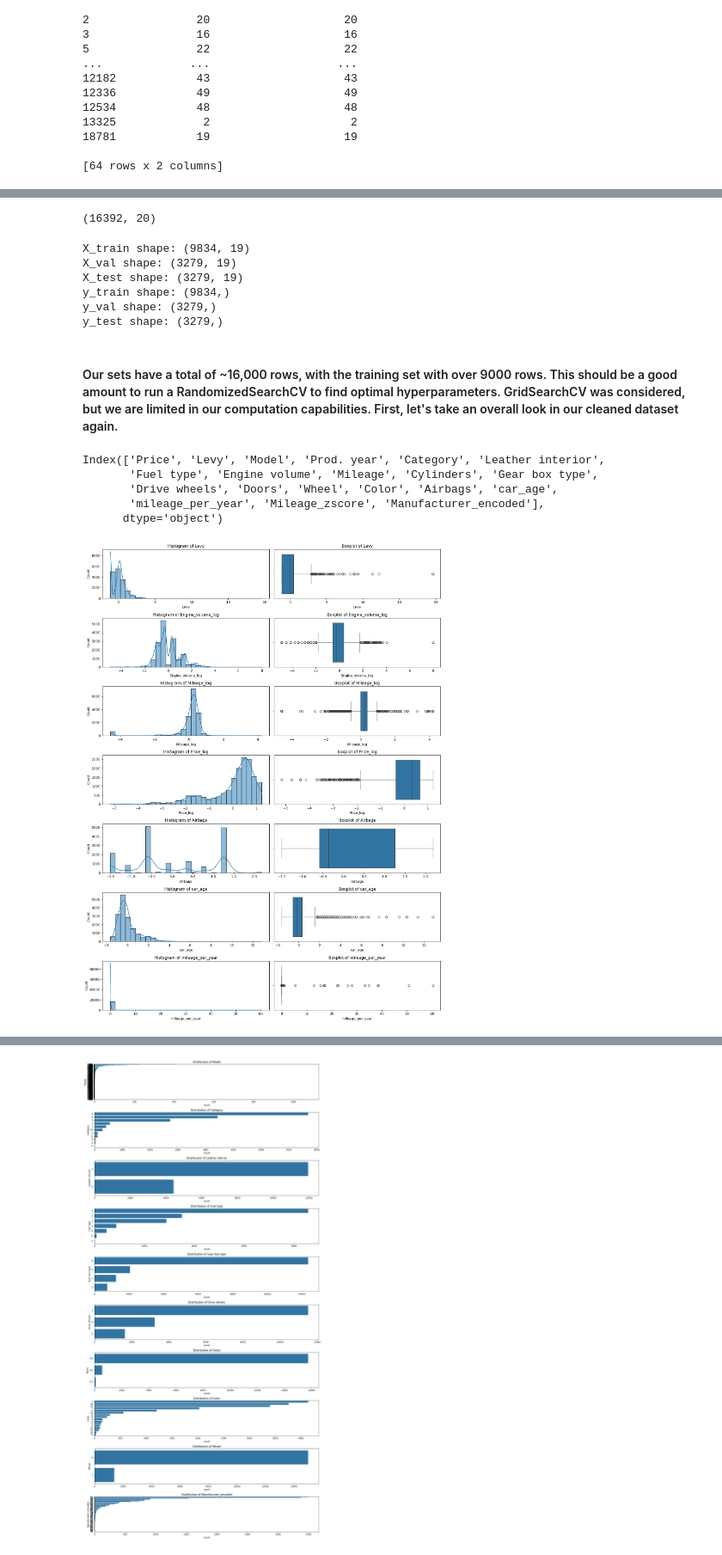
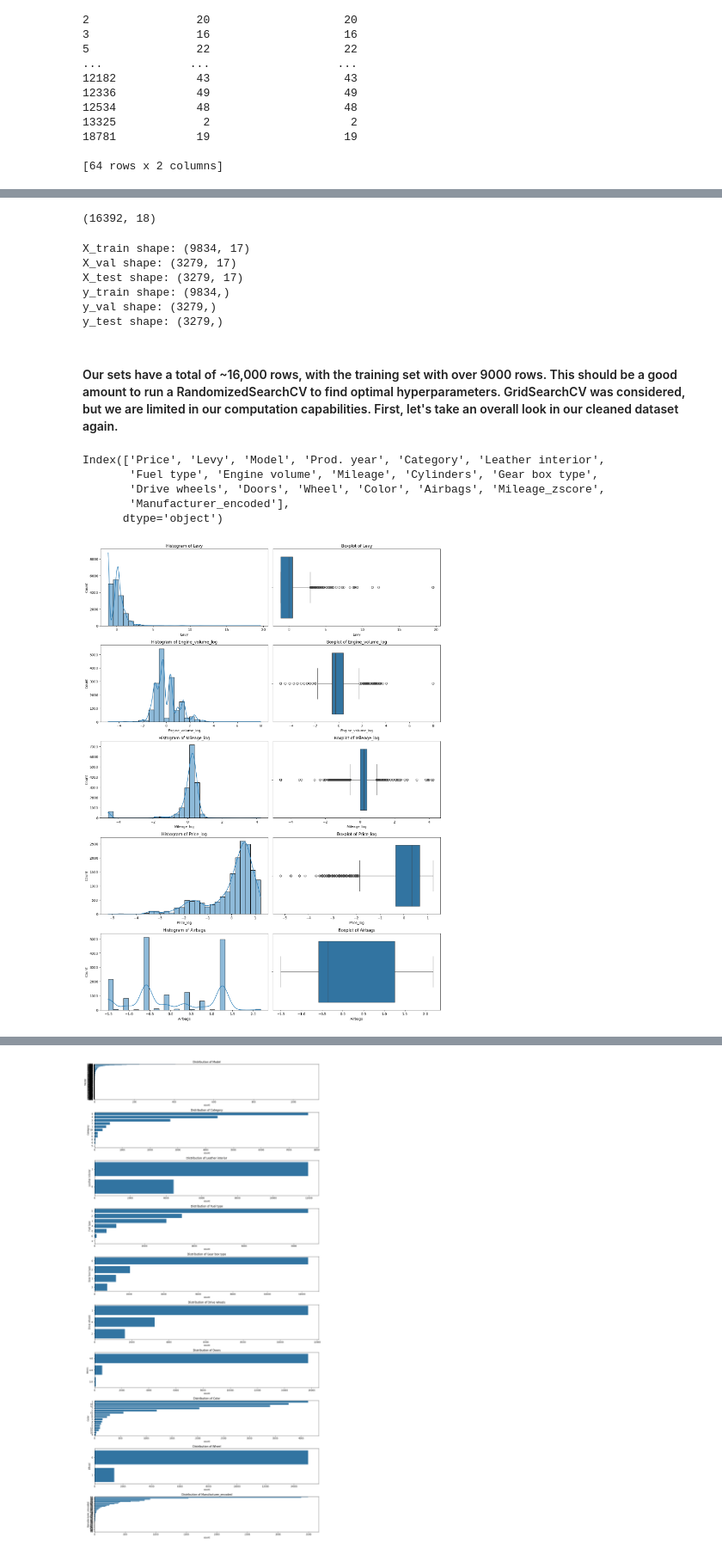
Before and after one commit to sameer-karim/w207-final-project, a Jupyter notebook: DT_car_price_prediction.ipynb, the cells around one changed output, grey strips where cells are left out. Shown at 86% size. Drawn from its saved outputs; the diff is of its cells as text; code cells hidden in the pictures.

```diff
--- a/DT_car_price_prediction.ipynb
+++ b/DT_car_price_prediction.ipynb
@@ -38,9 +32,7 @@ Mounted at /content/drive
 # %%
 # Path to your file
-file_path = '/content/drive/My Drive/UCB_MIDS_2023/w207/car_price_prediction.csv'
-
 # Load the data into a DataFrame
-df = pd.read_csv(file_path)
+df = pd.read_csv('C:/Users/sameer/Desktop/UCB_MIDS/w207/w207-final-project/Data/car_price_prediction.csv')
 
 df.head()
 # %% [output]
@@ -71,7 +105,7 @@ def extract_numbers(column):
 #apply doors extraction function to column and re-type as a float
 df['Doors'] = extract_numbers(df['Doors']).astype(float)
 
-#NOTE THAT THERE ARE ALWAYS TAXES AND FEES SO WE NEED TO DISCUSS WHAT TO DO WITH THIS COLUMN WHEN 0 OR JUST LEAVE IT AND CALL IT OUT IN PRESENTATION
+# NOTE THAT THERE ARE ALWAYS TAXES AND FEES SO WE NEED TO DISCUSS WHAT TO DO WITH THIS COLUMN WHEN 0 OR JUST LEAVE IT AND CALL IT OUT IN PRESENTATION
 # Replace non-numeric values (e.g., '-') for the Levy Column - the Levy column is taxes and fees upon purchase
 df.replace('-', 0, inplace=True)
 
@@ -87,34 +121,15 @@ for column in columns_to_convert:
 df.dropna(inplace=True)
 
 # Calculate car age
-df['car_age'] = 2024 - df['Prod. year']
+#df['car_age'] = 2024 - df['Prod. year']
 #drop prod year - optional
 #df = df.drop(columns=['Prod. year'])
 
 # Mileage per year
-df['mileage_per_year'] = df['Mileage'] / df['car_age']
+#df['mileage_per_year'] = df['Mileage'] / df['car_age']
 
 #drive train rename
 df['Drive wheels'] = df['Drive wheels'].replace('4x4', '4WD')
 
 # List of categorical columns
 categorical_columns = ['Manufacturer', 'Model', 'Category', 'Leather interior', 'Fuel type', 'Gear box type', 'Drive wheels', 'Wheel', 'Color']
-
-# Initialize the label encoder
-label_encoders = {}
-
-# Apply LabelEncoder to each categorical column
-for column in categorical_columns:
-    le = LabelEncoder()
-    df[column] = le.fit_transform(df[column])
-    label_encoders[column] = le
-
-#Split labels
-column_names_list = list(df.columns)
-column_names_list.remove('Price')
-X_train=df[column_names_list]
-Y_train=df['Price']
-
-# Split the data into training and validation sets 60/20/20
-#X_train, X_test, y_train, y_test = train_test_split(X_train, Y_train, test_size=0.2, random_state=42)
-#X_train, X_val, y_train, y_val = train_test_split(X_train, y_train, test_size=0.25, random_state=42)
@@ -473,7 +519,7 @@ X_test_scaled = scaler.transform(X_test)
 # %%
 df_cleaned.shape
 # %% [output]
-(16392, 20)
+(16392, 18)
 # %%
 print('X_train shape:', X_train.shape)
 print('X_val shape:', X_val.shape)
@@ -482,9 +528,9 @@ print('y_train shape:', y_train.shape)
 print('y_val shape:', y_val.shape)
 print('y_test shape:', y_test.shape)
 # %% [output]
-X_train shape: (9834, 19)
-X_val shape: (3279, 19)
-X_test shape: (3279, 19)
+X_train shape: (9834, 17)
+X_val shape: (3279, 17)
+X_test shape: (3279, 17)
 y_train shape: (9834,)
 y_val shape: (3279,)
 y_test shape: (3279,)
@@ -495,40 +541,40 @@ df_cleaned.columns
 # %% [output]
 Index(['Price', 'Levy', 'Model', 'Prod. year', 'Category', 'Leather interior',
        'Fuel type', 'Engine volume', 'Mileage', 'Cylinders', 'Gear box type',
-       'Drive wheels', 'Doors', 'Wheel', 'Color', 'Airbags', 'car_age',
-       'mileage_per_year', 'Mileage_zscore', 'Manufacturer_encoded'],
+       'Drive wheels', 'Doors', 'Wheel', 'Color', 'Airbags', 'Mileage_zscore',
+       'Manufacturer_encoded'],
       dtype='object')
 # %%
 # Apply log transformation to skewed continuous variables
 df_cleaned['Price_log'] = np.log1p(df_cleaned['Price'])
 df_cleaned['Mileage_log'] = np.log1p(df_cleaned['Mileage'])
 df_cleaned['Engine_volume_log'] = np.log1p(df_cleaned['Engine volume'])
 
 # Standardize the numerical features
-numerical_features = ['Levy', 'Engine_volume_log', 'Mileage_log', 'Price_log', 'Airbags', 'car_age', 'mileage_per_year']
+numerical_features = ['Levy', 'Engine_volume_log', 'Mileage_log', 'Price_log', 'Airbags']
 scaler = StandardScaler()
 df_cleaned[numerical_features] = scaler.fit_transform(df_cleaned[numerical_features])
 
 # Plot histograms and boxplots for the transformed features
 plt.figure(figsize=(15, 20))
 
 # Histograms
 for i, feature in enumerate(numerical_features):
     plt.subplot(len(numerical_features), 2, 2*i+1)
     sns.histplot(df_cleaned[feature], bins=30, kde=True)
     plt.title(f'Histogram of {feature}')
     plt.xlabel(feature)
     plt.ylabel('Count')
 
     plt.subplot(len(numerical_features), 2, 2*i+2)
     sns.boxplot(x=df_cleaned[feature])
     plt.title(f'Boxplot of {feature}')
     plt.xlabel(feature)
 
 plt.tight_layout()
 plt.show()
 # %% [output]
-[figure, old version]
+[figure, new version]
 # %%
 df_cleaned.describe()
 # %% [output]
```
Also changed, not shown: parts of 34 cells of this notebook.
